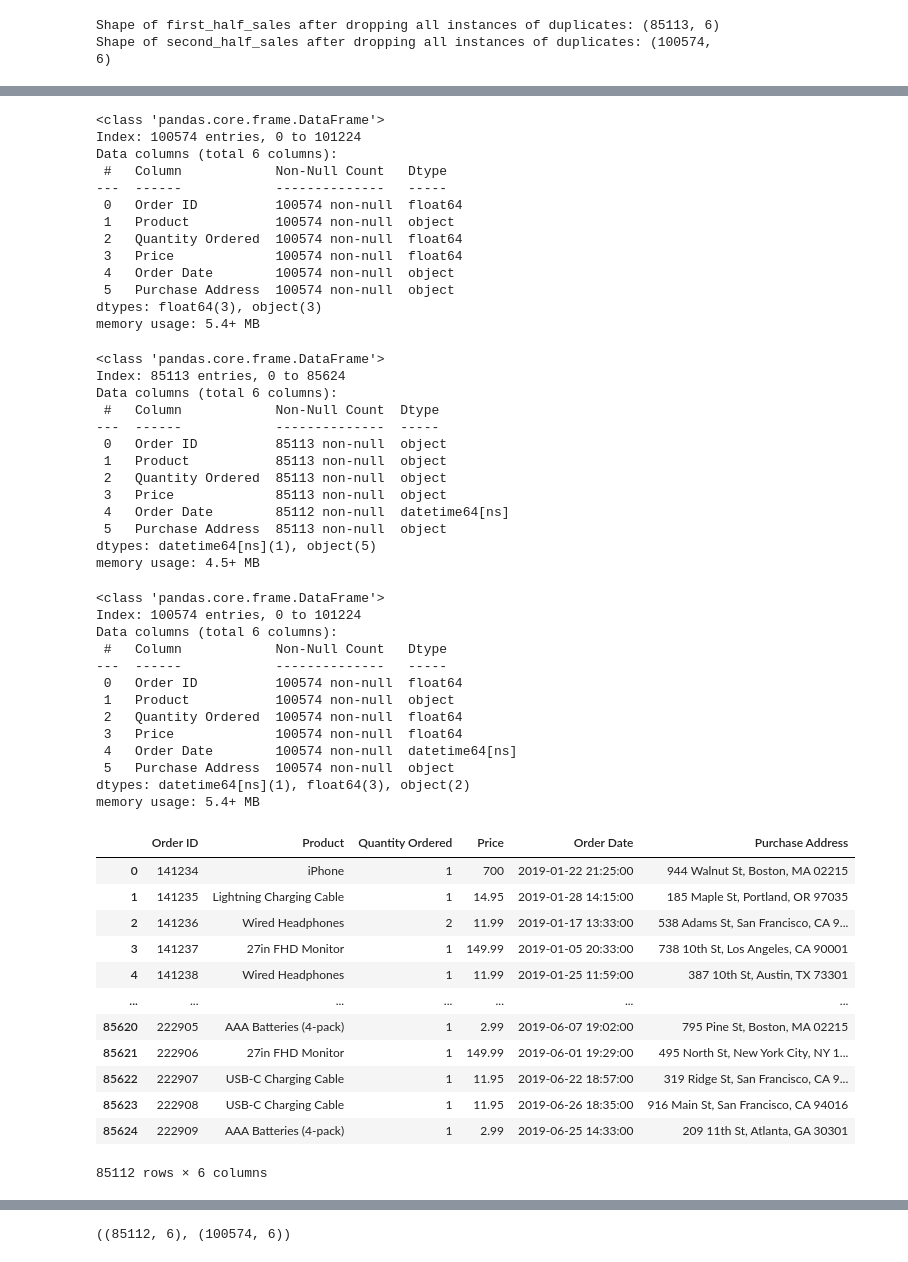
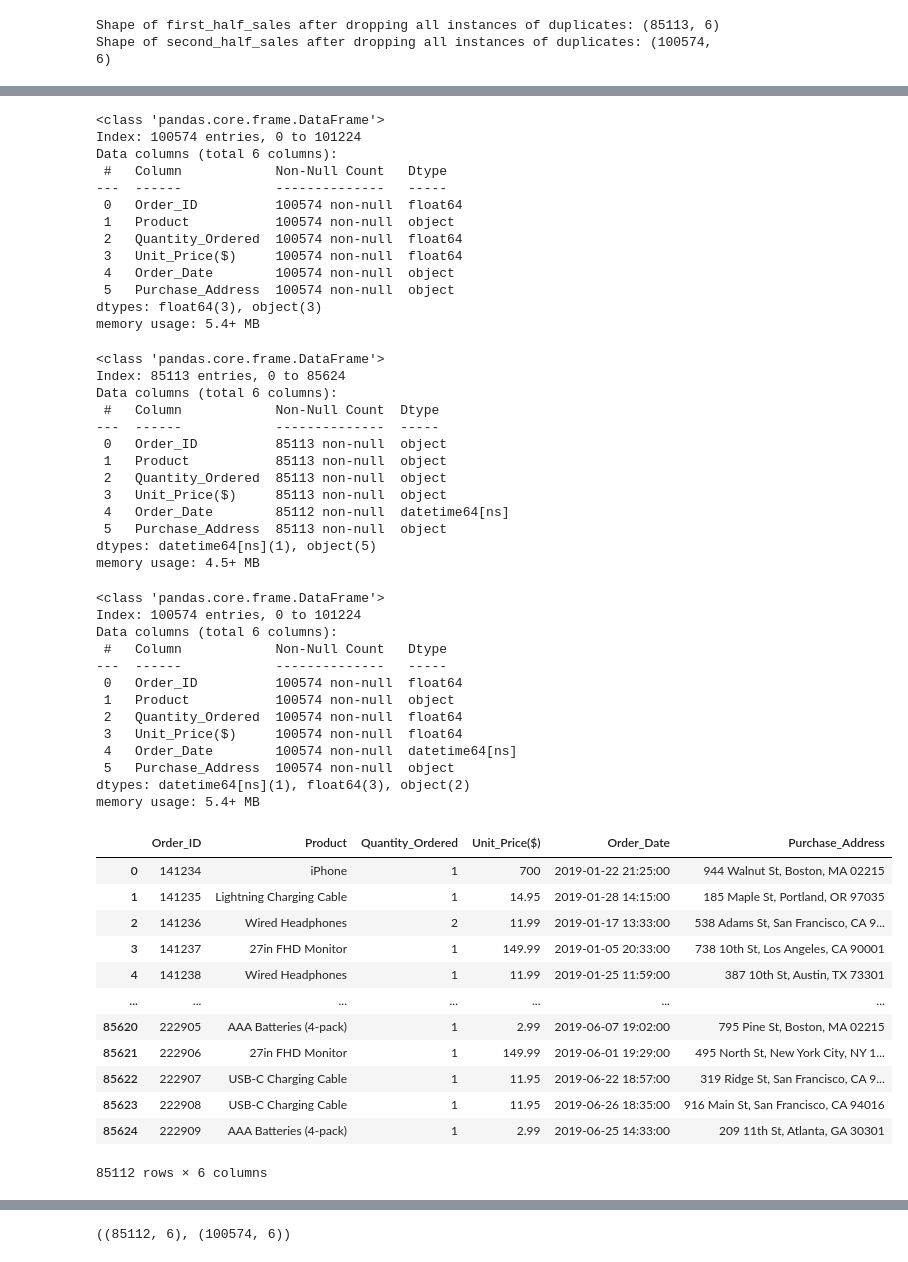
Before and after one commit to BamBamOguns/Sales_Analysis_And_Dashboarding, a Jupyter notebook: main.ipynb, the cells around one changed output, grey strips where cells are left out. Cells and saved outputs as stored; diff of their text form; code cells hidden in the pictures.

```diff
--- a/main.ipynb
+++ b/main.ipynb
@@ -586,14 +589,14 @@ Shape of second_half_sales after dropping all instances of duplicates: (100574,
 # Renaming columns to align properly with other columns
 
 first_half_sales.rename(columns = {
-    'Price Each': 'Price'
+    'Order ID': 'Order_ID',
+    'Quantity Ordered': 'Quantity_Ordered',
+    'Price Each': 'Unit_Price($)',
+    'Order Date': 'Order_Date',
+    'Purchase Address': 'Purchase_Address'
 }, inplace = True)
 
 
 second_half_sales.rename(columns = {
-    'Order_ID': 'Order ID',
-    'Quantity_Ordered': 'Quantity Ordered',
-    'Price_Each': 'Price',
-    'Order_Date': 'Order Date',
-    'Purchase_Address': 'Purchase Address'
+    'Price_Each': 'Unit_Price($)'
 }, inplace = True)
@@ -621,20 +636,20 @@ Index: 100574 entries, 0 to 101224
 Data columns (total 6 columns):
  #   Column            Non-Null Count   Dtype
 ---  ------            --------------   -----
- 0   Order ID          100574 non-null  float64
+ 0   Order_ID          100574 non-null  float64
  1   Product           100574 non-null  object
- 2   Quantity Ordered  100574 non-null  float64
- 3   Price             100574 non-null  float64
- 4   Order Date        100574 non-null  object
- 5   Purchase Address  100574 non-null  object
+ 2   Quantity_Ordered  100574 non-null  float64
+ 3   Unit_Price($)     100574 non-null  float64
+ 4   Order_Date        100574 non-null  object
+ 5   Purchase_Address  100574 non-null  object
 dtypes: float64(3), object(3)
 memory usage: 5.4+ MB
 # %%
 # Convert the 'Order Date' columns to datetime format
 
-first_half_sales['Order Date'] = pd.to_datetime(first_half_sales['Order Date'], errors = 'coerce')
+first_half_sales['Order_Date'] = pd.to_datetime(first_half_sales['Order_Date'], errors = 'coerce')
 
-second_half_sales['Order Date'] = pd.to_datetime(second_half_sales['Order Date'], errors = 'coerce')
+second_half_sales['Order_Date'] = pd.to_datetime(second_half_sales['Order_Date'], errors = 'coerce')
 # %%
 # Checking if the 'Order Date' columns have the dtypes datetime64
 first_half_sales.info()
@@ -644,12 +659,12 @@ Index: 85113 entries, 0 to 85624
 Data columns (total 6 columns):
  #   Column            Non-Null Count  Dtype
 ---  ------            --------------  -----
- 0   Order ID          85113 non-null  object
+ 0   Order_ID          85113 non-null  object
  1   Product           85113 non-null  object
- 2   Quantity Ordered  85113 non-null  object
- 3   Price             85113 non-null  object
- 4   Order Date        85112 non-null  datetime64[ns]
- 5   Purchase Address  85113 non-null  object
+ 2   Quantity_Ordered  85113 non-null  object
+ 3   Unit_Price($)     85113 non-null  object
+ 4   Order_Date        85112 non-null  datetime64[ns]
+ 5   Purchase_Address  85113 non-null  object
 dtypes: datetime64[ns](1), object(5)
 memory usage: 4.5+ MB
 # %%
@@ -660,28 +675,28 @@ Index: 100574 entries, 0 to 101224
 Data columns (total 6 columns):
  #   Column            Non-Null Count   Dtype
 ---  ------            --------------   -----
- 0   Order ID          100574 non-null  float64
+ 0   Order_ID          100574 non-null  float64
  1   Product           100574 non-null  object
- 2   Quantity Ordered  100574 non-null  float64
- 3   Price             100574 non-null  float64
- 4   Order Date        100574 non-null  datetime64[ns]
- 5   Purchase Address  100574 non-null  object
+ 2   Quantity_Ordered  100574 non-null  float64
+ 3   Unit_Price($)     100574 non-null  float64
+ 4   Order_Date        100574 non-null  datetime64[ns]
+ 5   Purchase_Address  100574 non-null  object
 dtypes: datetime64[ns](1), float64(3), object(2)
 memory usage: 5.4+ MB
 # %%
-# For first_half_sales, convert 'Order ID' to string type first to handle mixed types
-first_half_sales['Order ID'] = first_half_sales['Order ID'].astype(str)
+# For first_half_sales, convert 'Order_ID' to string type first to handle mixed types
+first_half_sales['Order_ID'] = first_half_sales['Order_ID'].astype(str)
 
-# Filter rows where 'Order ID' contains only digits
-first_half_sales = first_half_sales[first_half_sales['Order ID'].str.isdigit()]
+# Filter rows where 'Order_ID' contains only digits
+first_half_sales = first_half_sales[first_half_sales['Order_ID'].str.isdigit()]
 
-# Convert 'Order ID' to int64
-first_half_sales['Order ID'] = first_half_sales['Order ID'].astype('int64')
+# Convert 'Order_ID' to int64
+first_half_sales['Order_ID'] = first_half_sales['Order_ID'].astype('int64')
 
 # View the cleaned first_half_sales DataFrame
 first_half_sales
 # %% [output]
-|  | Order ID | Product | Quantity Ordered | Price | Order Date | Purchase Address |
+|  | Order_ID | Product | Quantity_Ordered | Unit_Price($) | Order_Date | Purchase_Address |
 | 0 | 141234 | iPhone | 1 | 700 | 2019-01-22 21:25:00 | 944 Walnut St, Boston, MA 02215 |
 | 1 | 141235 | Lightning Charging Cable | 1 | 14.95 | 2019-01-28 14:15:00 | 185 Maple St, Portland, OR 97035 |
 | 2 | 141236 | Wired Headphones | 2 | 11.99 | 2019-01-17 13:33:00 | 538 Adams St, San Francisco, CA 9... |
```
Also changed, not shown: parts of 111 cells of this notebook, 1 other file.
